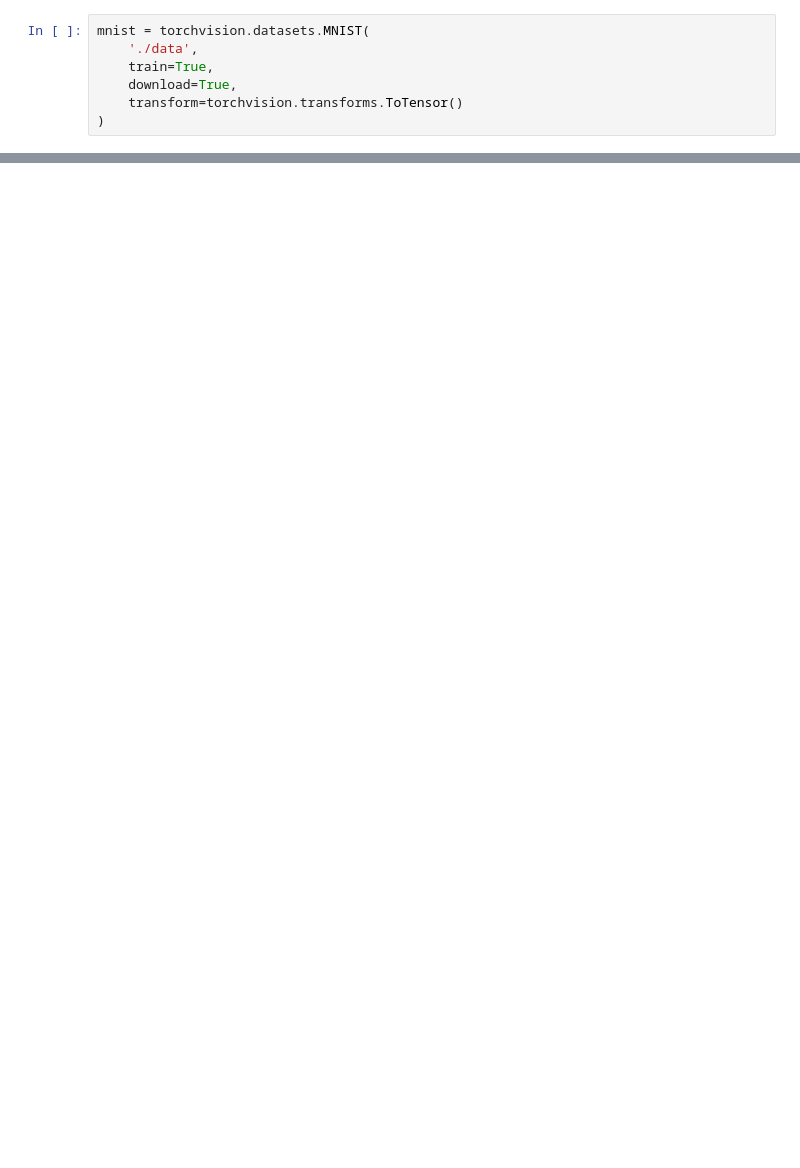
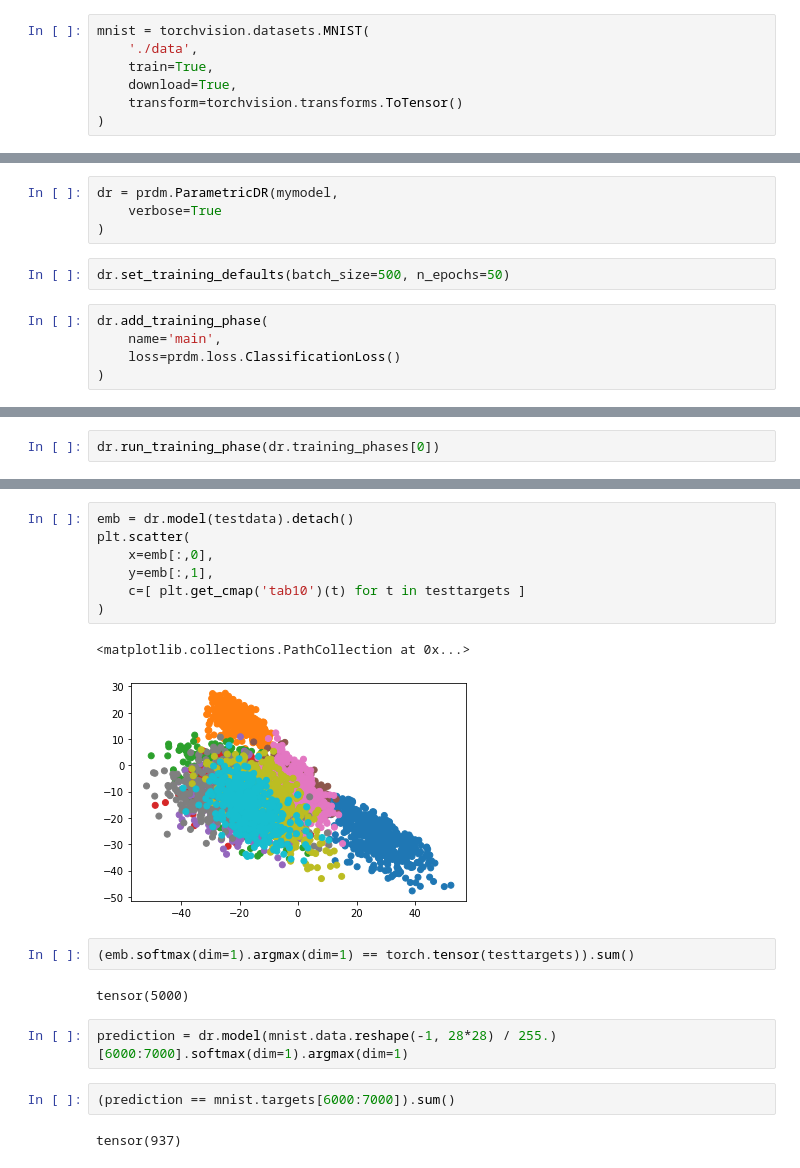
Before and after one commit to jku-vds-lab/paradime, a Jupyter notebook: playground.ipynb, the cells around one changed output, grey strips where cells are left out. Drawn from its saved outputs; the diff is of its cells as text; blank space fills up the shorter version.

```diff
--- a/playground.ipynb
+++ b/playground.ipynb
@@ -117,0 +62,11 @@ foo = Precomputed(dist)
+# %%
+dr = prdm.ParametricDR(mymodel,
+    verbose=True
+)
+# %%
+dr.set_training_defaults(batch_size=500, n_epochs=50)
+# %%
+dr.add_training_phase(
+    name='main',
+    loss=prdm.loss.ClassificationLoss()
+)
@@ -117,0 +80,2 @@ foo = Precomputed(dist)
+# %%
+dr.run_training_phase(dr.training_phases[0])
@@ -117,0 +93,20 @@ foo = Precomputed(dist)
+# %%
+emb = dr.model(testdata).detach()
+plt.scatter(
+    x=emb[:,0],
+    y=emb[:,1],
+    c=[ plt.get_cmap('tab10')(t) for t in testtargets ]
+)
+# %% [output]
+<matplotlib.collections.PathCollection at 0x...>
+[figure, added]
+# %%
+(emb.softmax(dim=1).argmax(dim=1) == torch.tensor(testtargets)).sum()
+# %% [output]
+tensor(5000)
+# %%
+prediction = dr.model(mnist.data.reshape(-1, 28*28) / 255.)[6000:7000].softmax(dim=1).argmax(dim=1)
+# %%
+(prediction == mnist.targets[6000:7000]).sum()
+# %% [output]
+tensor(937)
```
Also changed, not shown: parts of 23 cells of this notebook, 5 other files.
